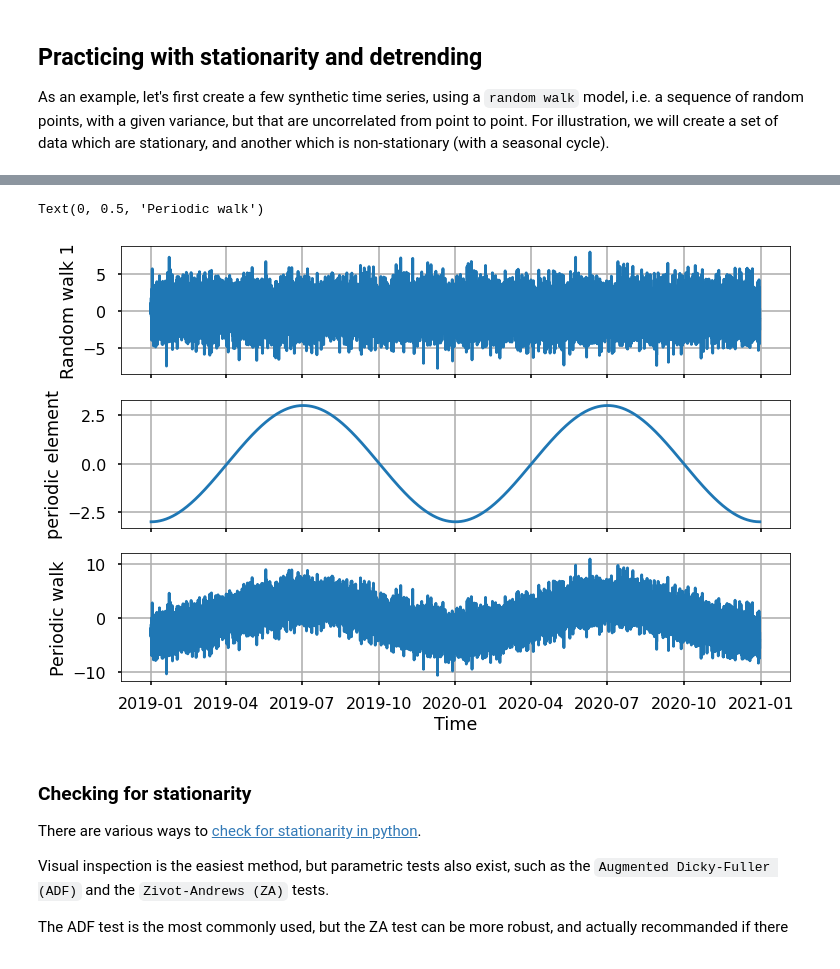
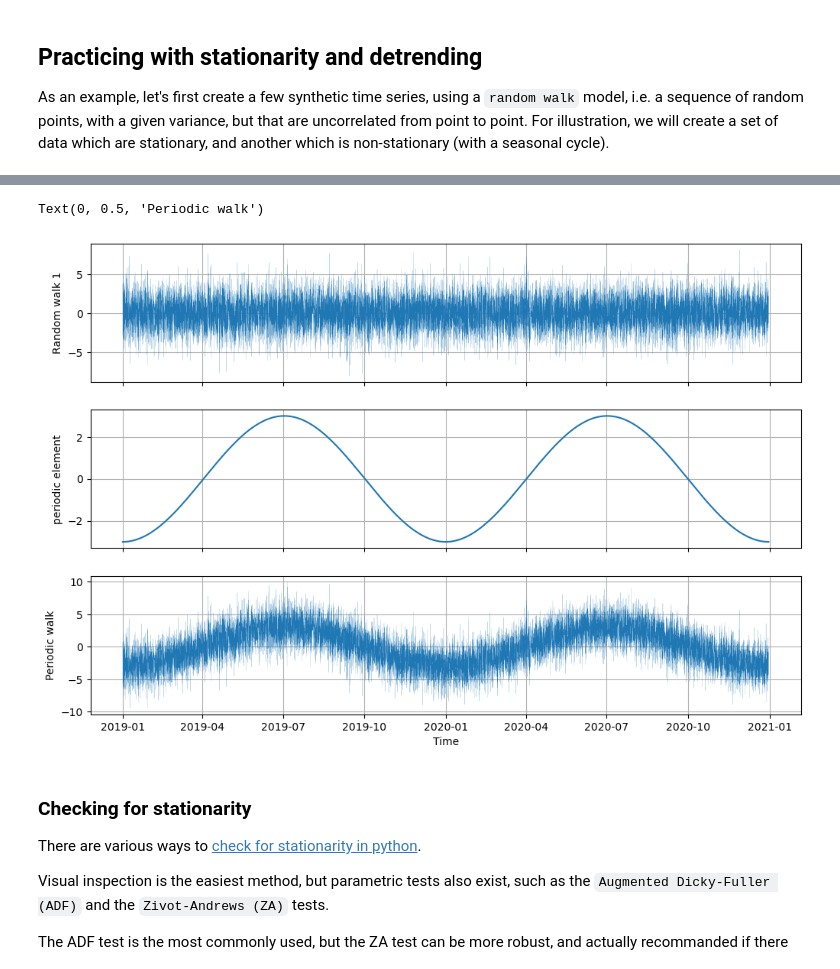
Before and after one commit to esemsc-htn223/EDw1-htn, a Jupyter notebook: intro_to_timeseriesanalysis.ipynb, the cells around one changed output, grey strips where cells are left out. Saved outputs shown, nothing was run; the diff lists cells and outputs as text; code cells hidden in the pictures.

```diff
--- a/intro_to_timeseriesanalysis.ipynb
+++ b/intro_to_timeseriesanalysis.ipynb
@@ -207,36 +207,36 @@ plt.show()
 # create a time variable
 t = np.linspace(0,365*2,num=nhours,endpoint=False,retstep=False)
 
 # create a periodic sequence of value of correct length
 period=365
 Amplitude = 3 # that's just made up, so the periodic signal 'looks a bit bigger'
 omega = 2*np.pi/period
 phase_shift = 365/4 # we'll also add a phase shift so summers look high and winters look low
 new_data = Amplitude*np.sin(omega*(t-phase_shift))
 periodic_element = pd.DataFrame(index=dti,data=new_data)
 
 # adding the periodic signal to the random walk
 periodic_walk1 = random_walk1 + periodic_element
 
 # Plot it
 fig, (ax0, ax1, ax2) = plt.subplots(nrows=3, sharex=True, figsize=(12,8))
-ax0.plot(random_walk1)
+ax0.plot(random_walk1, linewidth = 0.1)
 ax0.grid(True)
 #ax0.set_xlabel('Time')
 ax0.set_ylabel('Random walk 1')
 
 ax1.plot(periodic_element)
 ax1.grid(True)
 #ax1.set_xlabel('Time')
 ax1.set_ylabel('periodic element')
 
-ax2.plot(periodic_walk1)
+ax2.plot(periodic_walk1, linewidth = 0.1)
 ax2.grid(True)
 ax2.set_xlabel('Time')
 ax2.set_ylabel('Periodic walk')
 # %% [output]
 Text(0, 0.5, 'Periodic walk')
-[figure, old version]
+[figure, new version]
 # %% [markdown]
 <a id='checking'></a>
 ### Checking for stationarity
```
Also changed, not shown: parts of 6 cells of this notebook, 10 other files.
